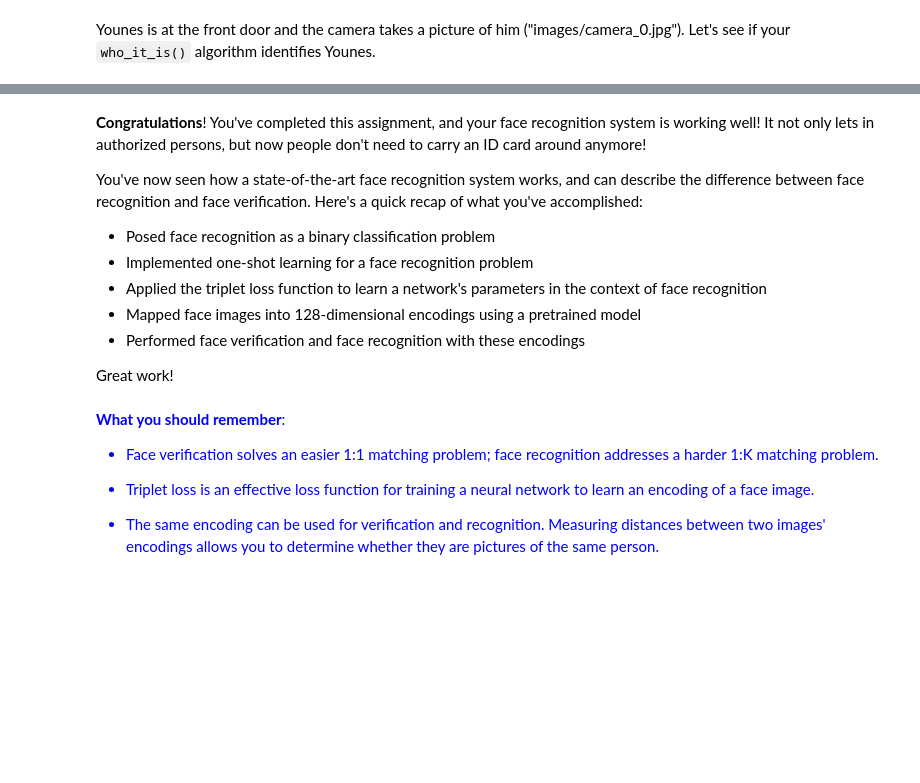
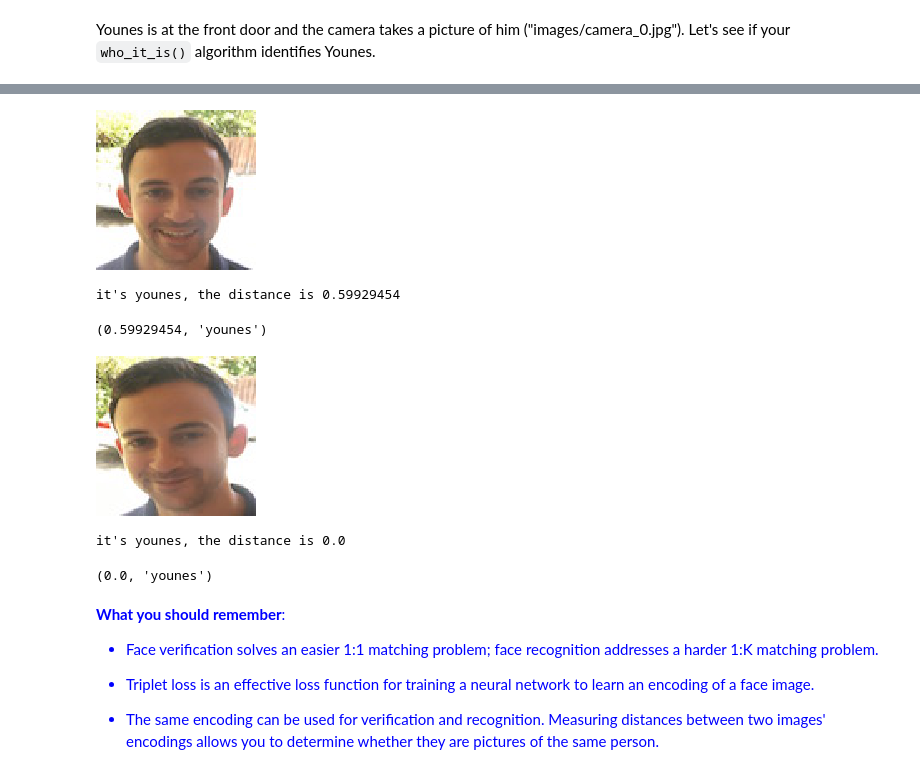
Before and after one commit to fernandoGitHub/ML_Projects, a Jupyter notebook: Face_Recognition_and_Verification/Face_Verification_and_Recognition.ipynb, the cells around one changed output, grey strips where cells are left out. Cells and saved outputs as stored; diff of their text form; code cells hidden in the pictures; blank space fills up the shorter version.

```diff
--- a/Face_Recognition_and_Verification/Face_Verification_and_Recognition.ipynb
+++ b/Face_Recognition_and_Verification/Face_Verification_and_Recognition.ipynb
@@ -582,13 +471,11 @@ You can change "camera_0.jpg" (picture of Younes) to "camera_1.jpg" (picture of
-# %% [markdown]
-**Congratulations**!
-You've completed this assignment, and your face recognition system is working well! It not only lets in authorized persons, but now people don't need to carry an ID card around anymore!
-
-You've now seen how a state-of-the-art face recognition system works, and can describe the difference between face recognition and face verification. Here's a quick recap of what you've accomplished:
-
-- Posed face recognition as a binary classification problem
-- Implemented one-shot learning for a face recognition problem
-- Applied the triplet loss function to learn a network's parameters in the context of face recognition
-- Mapped face images into 128-dimensional encodings using a pretrained model
-- Performed face verification and face recognition with these encodings
-
-Great work!
+# %%
+person_1 = tf.keras.preprocessing.image.load_img("images/camera_0.jpg", target_size=(160, 160))
+# %%
+person_1
+# %% [output]
+[figure, added]
+# %%
+who_is_it("images/camera_0.jpg", database, FRmodel)
+# %% [output]
+it's younes, the distance is 0.59929454
+(0.59929454, 'younes')
@@ -595,3 +484,12 @@ Great work!
+# %%
+person_2
+# %% [output]
+[figure, added]
+# %%
+who_is_it("images/younes.jpg", database, FRmodel)
+# %% [output]
+it's younes, the distance is 0.0
+(0.0, 'younes')
 # %% [markdown]
 <font color='blue'>
 
```
Also changed, not shown: parts of 23 cells of this notebook.
